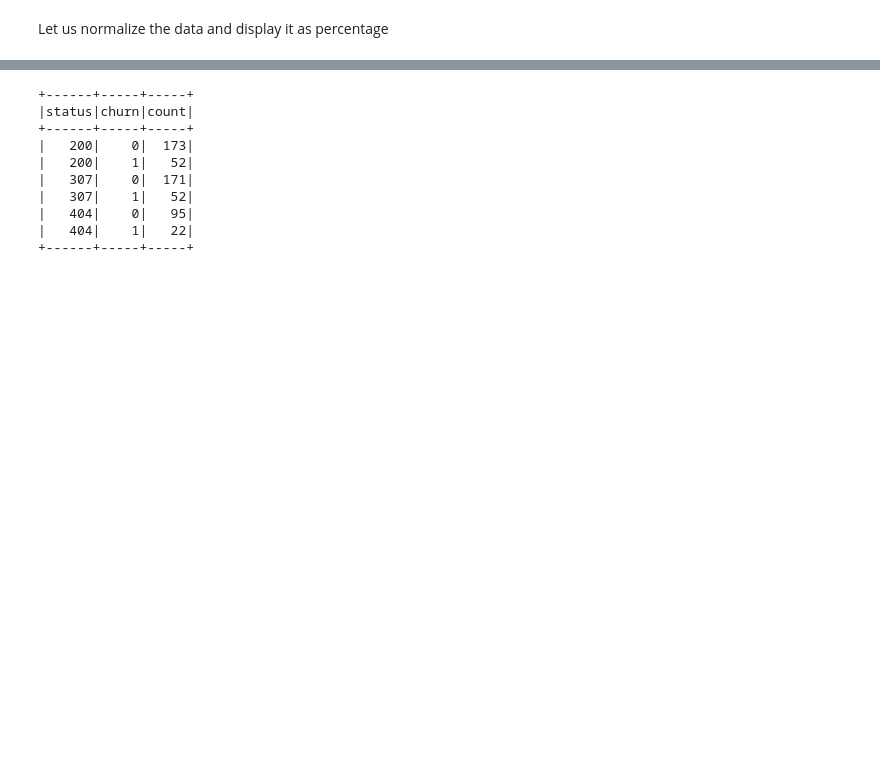
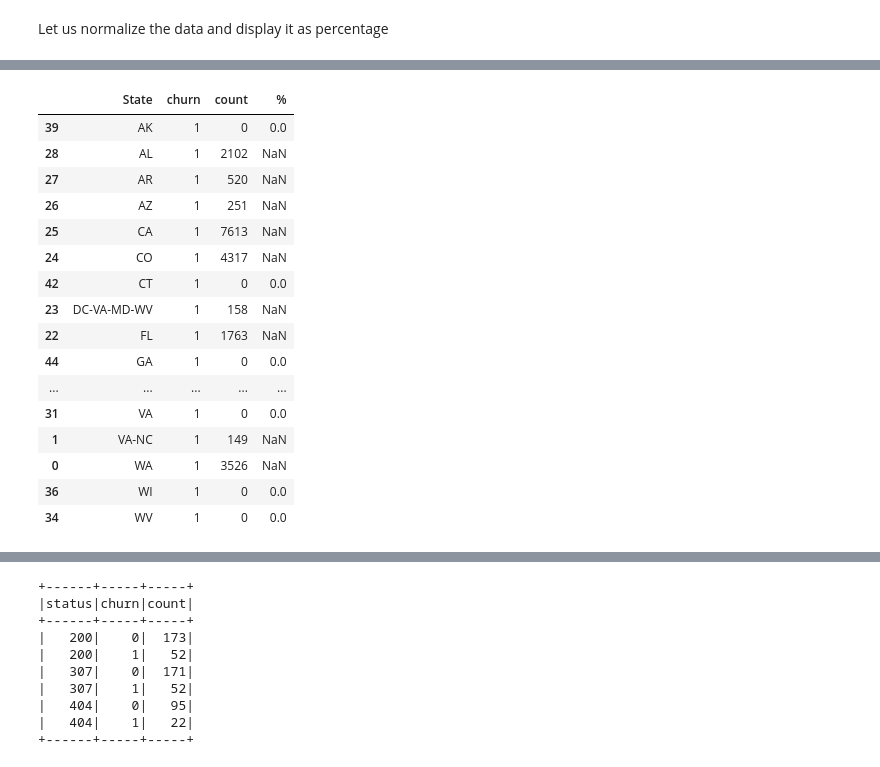
Before and after one commit to Soundoffear/DSN_CASTONE_Sparkify, a Jupyter notebook: Sparkify.ipynb, the cells around one changed output, grey strips where cells are left out. Saved outputs shown, nothing was run; the diff lists cells and outputs as text; code cells hidden in the pictures; blank space fills up the shorter version.

```diff
--- a/Sparkify.ipynb
+++ b/Sparkify.ipynb
@@ -827,0 +897,20 @@ Let us normalize the data and display it as percentage
+# %%
+pdf_s2.sort_values('State')
+# %% [output]
+|  | State | churn | count | % |
+| 39 | AK | 1 | 0 | 0.0 |
+| 28 | AL | 1 | 2102 | NaN |
+| 27 | AR | 1 | 520 | NaN |
+| 26 | AZ | 1 | 251 | NaN |
+| 25 | CA | 1 | 7613 | NaN |
+| 24 | CO | 1 | 4317 | NaN |
+| 42 | CT | 1 | 0 | 0.0 |
+| 23 | DC-VA-MD-WV | 1 | 158 | NaN |
+| 22 | FL | 1 | 1763 | NaN |
+| 44 | GA | 1 | 0 | 0.0 |
+| ... | ... | ... | ... | ... |
+| 31 | VA | 1 | 0 | 0.0 |
+| 1 | VA-NC | 1 | 149 | NaN |
+| 0 | WA | 1 | 3526 | NaN |
+| 36 | WI | 1 | 0 | 0.0 |
+| 34 | WV | 1 | 0 | 0.0 |
```
Also changed, not shown: parts of 48 cells of this notebook.
